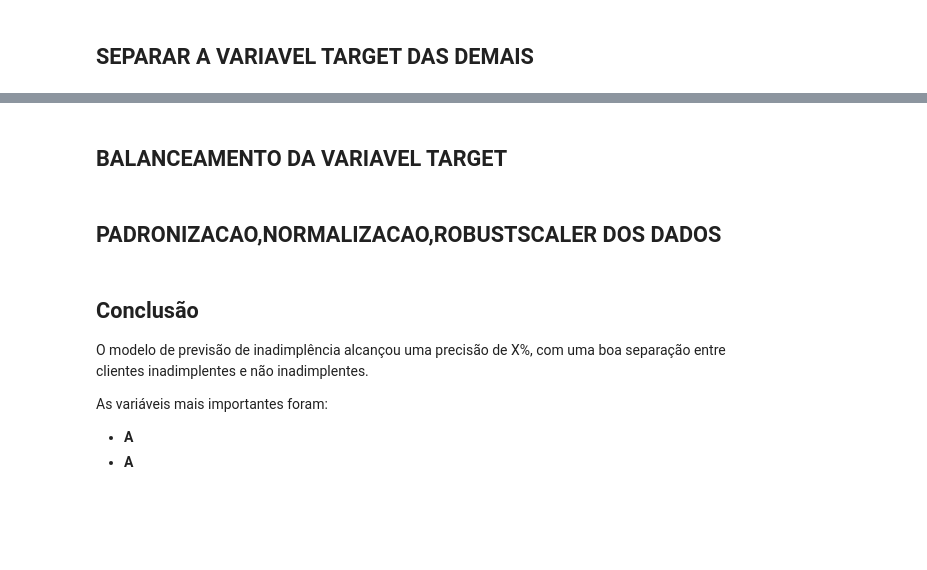
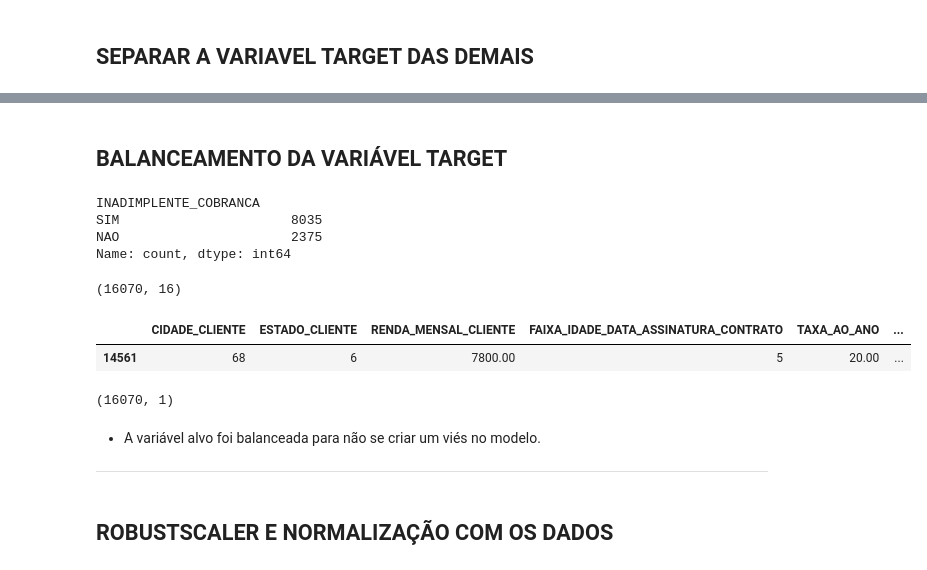
Before and after one commit to FelipeLRoll/previsao-inadimplencia, a Jupyter notebook: previsao-inadimplencia.ipynb, the cells around one changed output, grey strips where cells are left out. Drawn from its saved outputs; the diff is of its cells as text; code cells hidden in the pictures; blank space fills up the shorter version.

```diff
--- a/previsao-inadimplencia.ipynb
+++ b/previsao-inadimplencia.ipynb
@@ -1180,2 +1533,30 @@ Data de acesso: 22/10/2024
 # %% [markdown]
-## BALANCEAMENTO DA VARIAVEL TARGET
+## BALANCEAMENTO DA VARIÁVEL TARGET
+# %%
+#quantidade de dados da variavel alvo
+df_tratado[["INADIMPLENTE_COBRANCA"]].value_counts()
+# %% [output]
+INADIMPLENTE_COBRANCA
+SIM                      8035
+NAO                      2375
+Name: count, dtype: int64
+# %%
+#balancear a variavel alvo para nao criar vies no modelo
+balanceador = SMOTE()
+
+var_preditoras_b, var_target_b = balanceador.fit_resample(var_preditoras, var_target)
+# %%
+#visualizando as variaveis preditoras balanceadas
+var_preditoras_b.shape
+# %% [output]
+(16070, 16)
+# %%
+var_preditoras_b.sample()
+# %% [output]
+|  | CIDADE_CLIENTE | ESTADO_CLIENTE | RENDA_MENSAL_CLIENTE | FAIXA_IDADE_DATA_ASSINATURA_CONTRATO | TAXA_AO_ANO | ... |
+| 14561 | 68 | 6 | 7800.00 | 5 | 20.00 | ... |
+# %%
+#visualizando a variavel alvo balanceada
+var_target_b.shape
+# %% [output]
+(16070, 1)
@@ -1182,9 +1593,6 @@ Data de acesso: 22/10/2024
+# %% [markdown]
+- A variável alvo foi balanceada para não se criar um viés no modelo.
+
+---
 # %% [markdown]
-## PADRONIZACAO,NORMALIZACAO,ROBUSTSCALER DOS DADOS
+## ROBUSTSCALER E NORMALIZAÇÃO COM OS DADOS
-# %% [markdown]
-## Conclusão
-O modelo de previsão de inadimplência alcançou uma precisão de X%, com uma boa separação entre clientes inadimplentes e não inadimplentes.
-
-As variáveis mais importantes foram:
-- **A**
-- **A**
```
Also changed, not shown: parts of 90 cells of this notebook, 52 other files.
